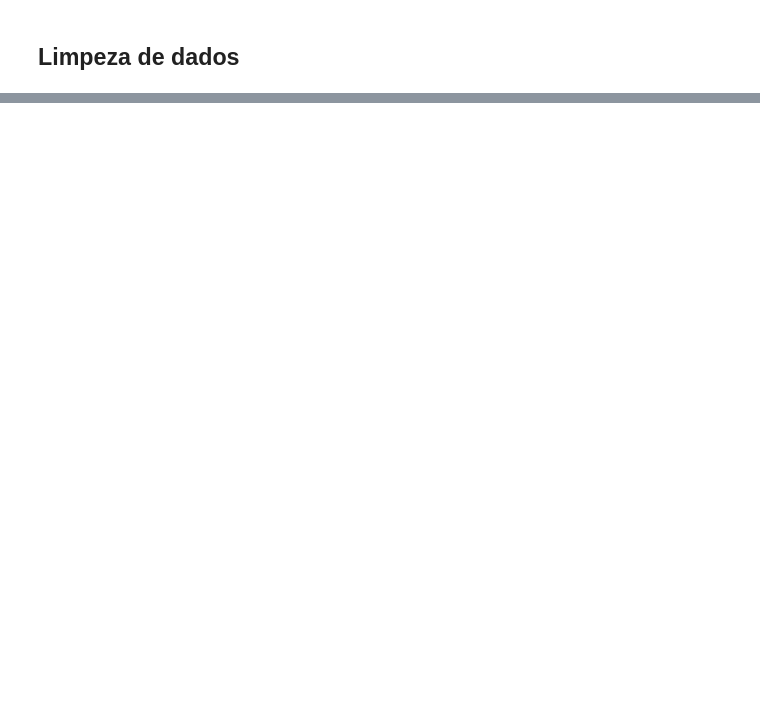
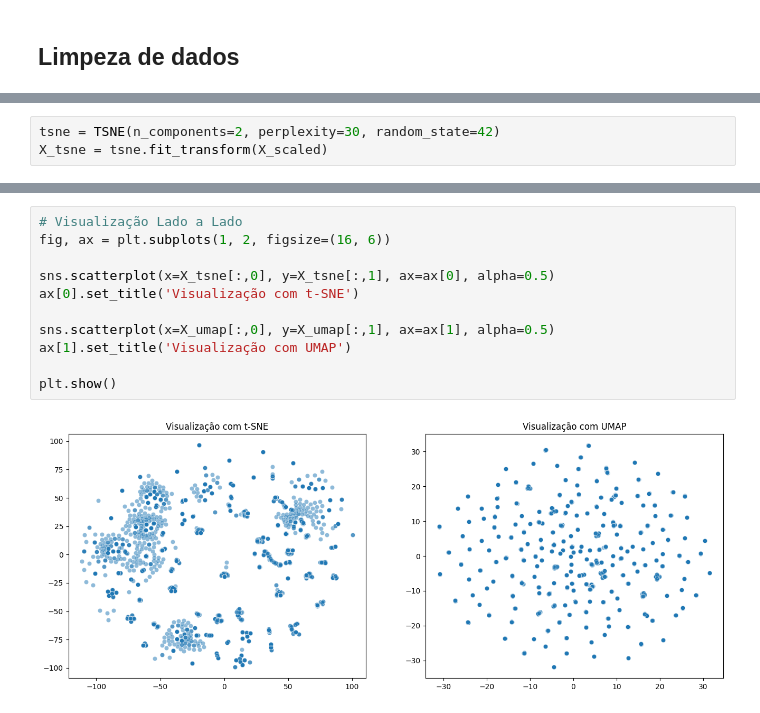
Before and after one commit to DouglaxN/project-unsupervised, a Jupyter notebook: Douglas/main.ipynb, the cells around one changed output, grey strips where cells are left out. Drawn from its saved outputs; the diff is of its cells as text; blank space fills up the shorter version.

```diff
--- a/Douglas/main.ipynb
+++ b/Douglas/main.ipynb
@@ -34,0 +96,3 @@ df_scaled = scaler.fit_transform(df_model)
+# %%
+tsne = TSNE(n_components=2, perplexity=30, random_state=42)
+X_tsne = tsne.fit_transform(X_scaled)
@@ -34,0 +108,13 @@ df_scaled = scaler.fit_transform(df_model)
+# %%
+# Visualização Lado a Lado
+fig, ax = plt.subplots(1, 2, figsize=(16, 6))
+
+sns.scatterplot(x=X_tsne[:,0], y=X_tsne[:,1], ax=ax[0], alpha=0.5)
+ax[0].set_title('Visualização com t-SNE')
+
+sns.scatterplot(x=X_umap[:,0], y=X_umap[:,1], ax=ax[1], alpha=0.5)
+ax[1].set_title('Visualização com UMAP')
+
+plt.show()
+# %% [output]
+[figure, added]
```
Also changed, not shown: parts of 29 cells of this notebook, 1 other file.
